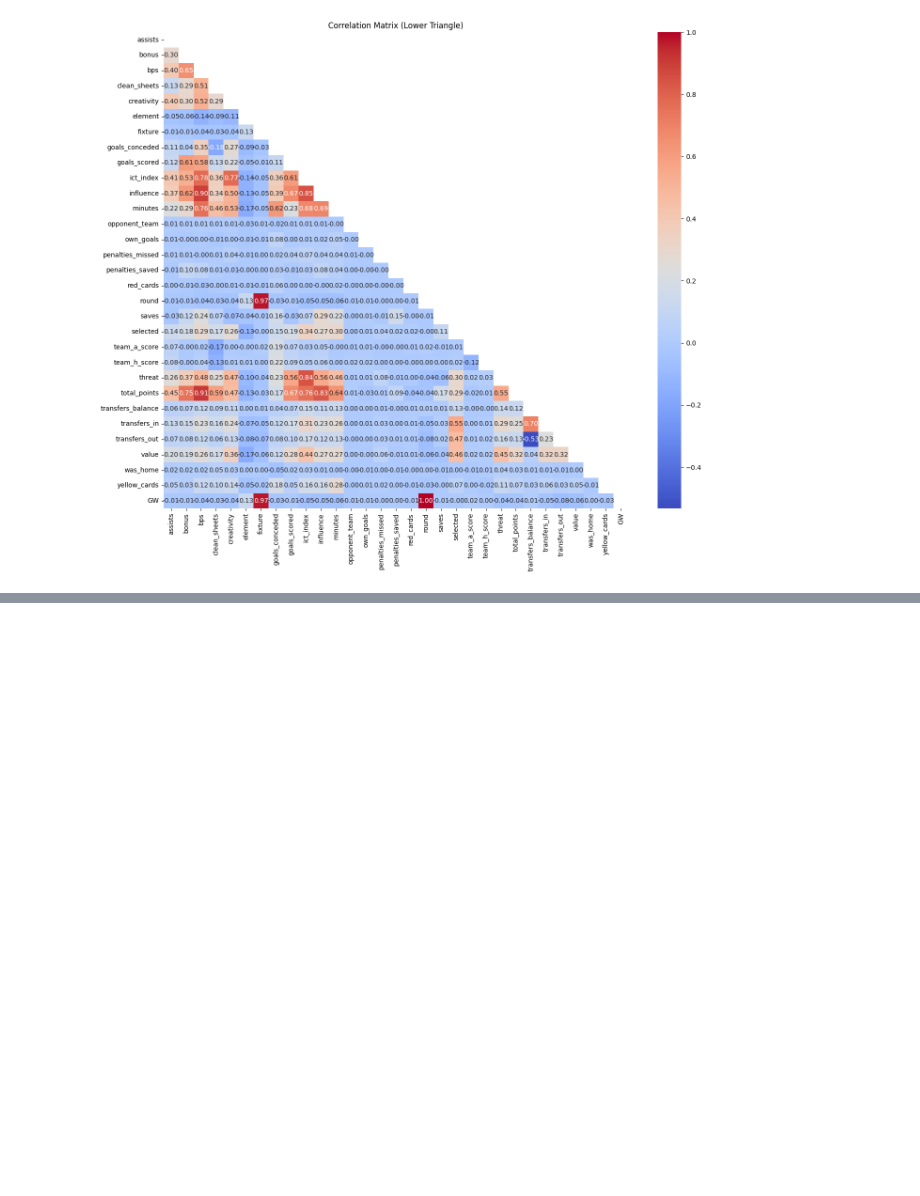
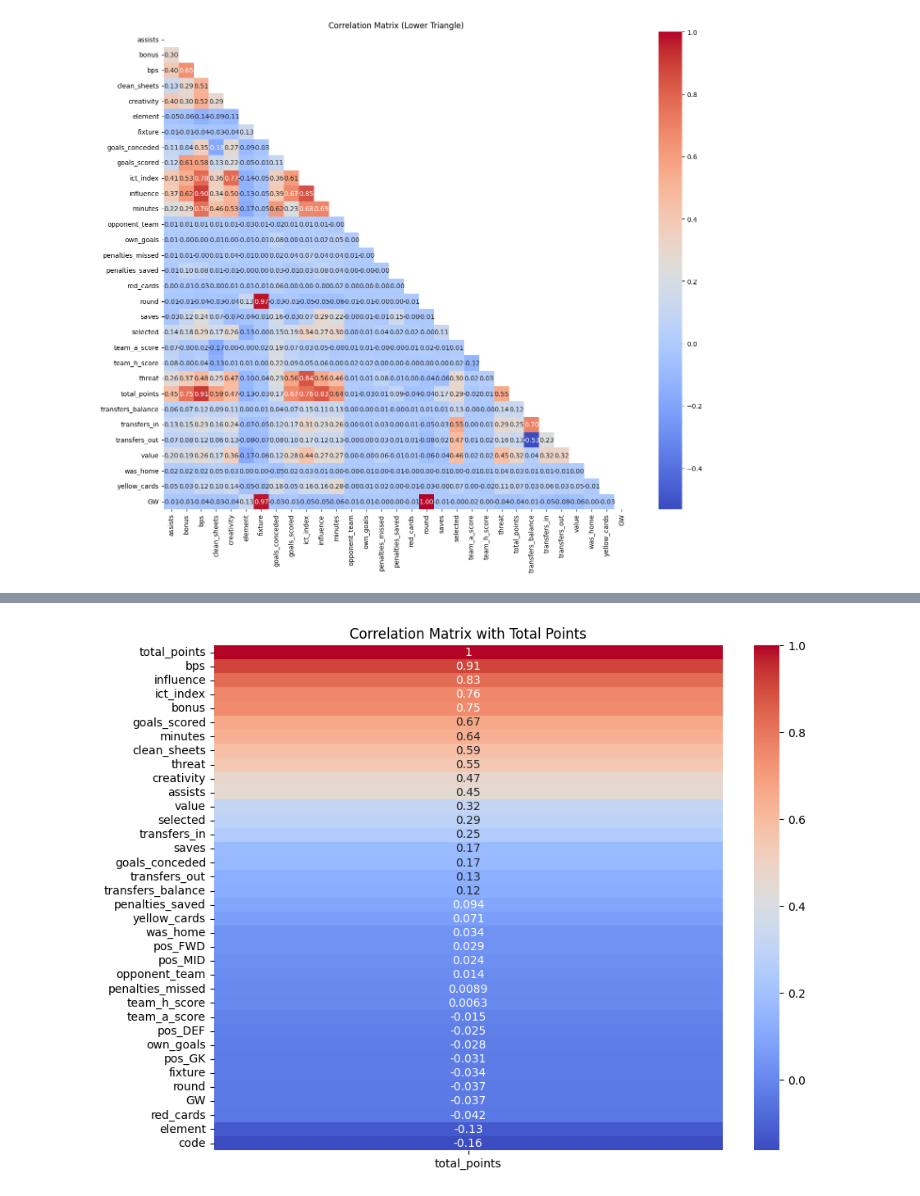
Before and after one commit to AhmedSameh19/fantasy-football-predictor, a Jupyter notebook: pred.ipynb, the cells around one changed output, grey strips where cells are left out. Cells and saved outputs as stored; diff of their text form; code cells hidden in the pictures; blank space fills up the shorter version.

```diff
--- a/pred.ipynb
+++ b/pred.ipynb
@@ -578,0 +636,8 @@ plt.show()
+# %%
+corr = fpl_copy.corr(numeric_only=True)
+plt.figure(figsize=(10, 8))
+sns.heatmap(corr[['total_points']].sort_values(by='total_points', ascending=False), annot=True, cmap='coolwarm')
+plt.title('Correlation Matrix with Total Points')
+plt.show()
+# %% [output]
+[figure, added]
```
Also changed, not shown: parts of 7 cells of this notebook.
